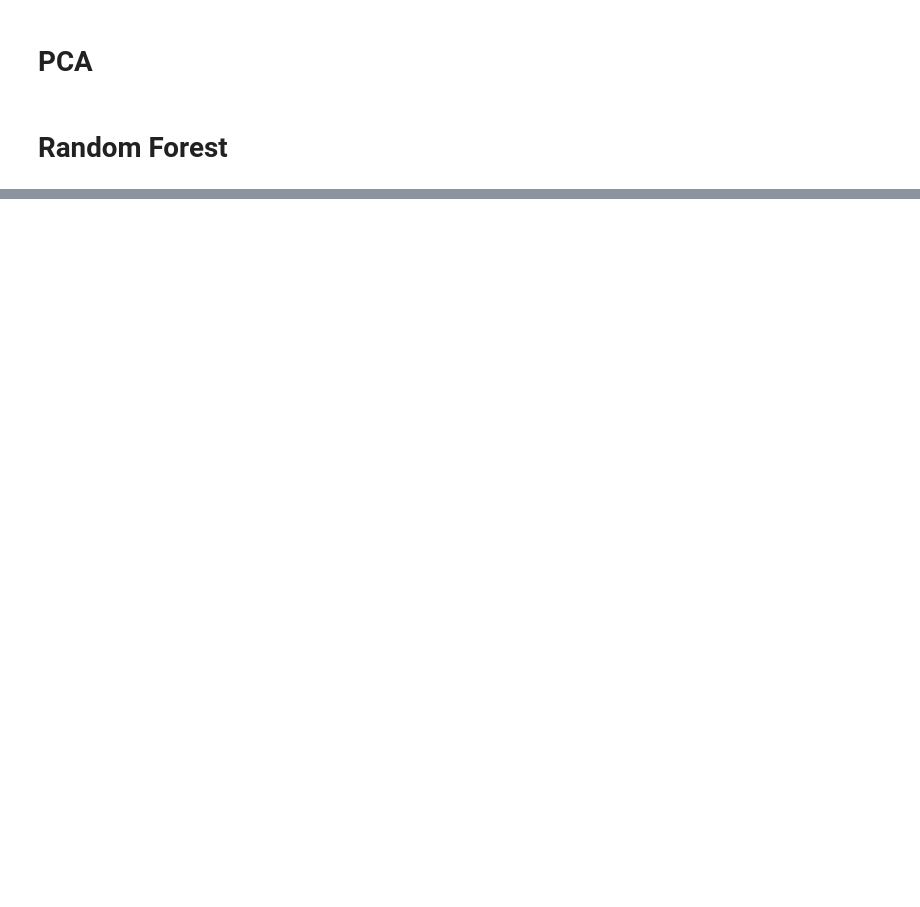
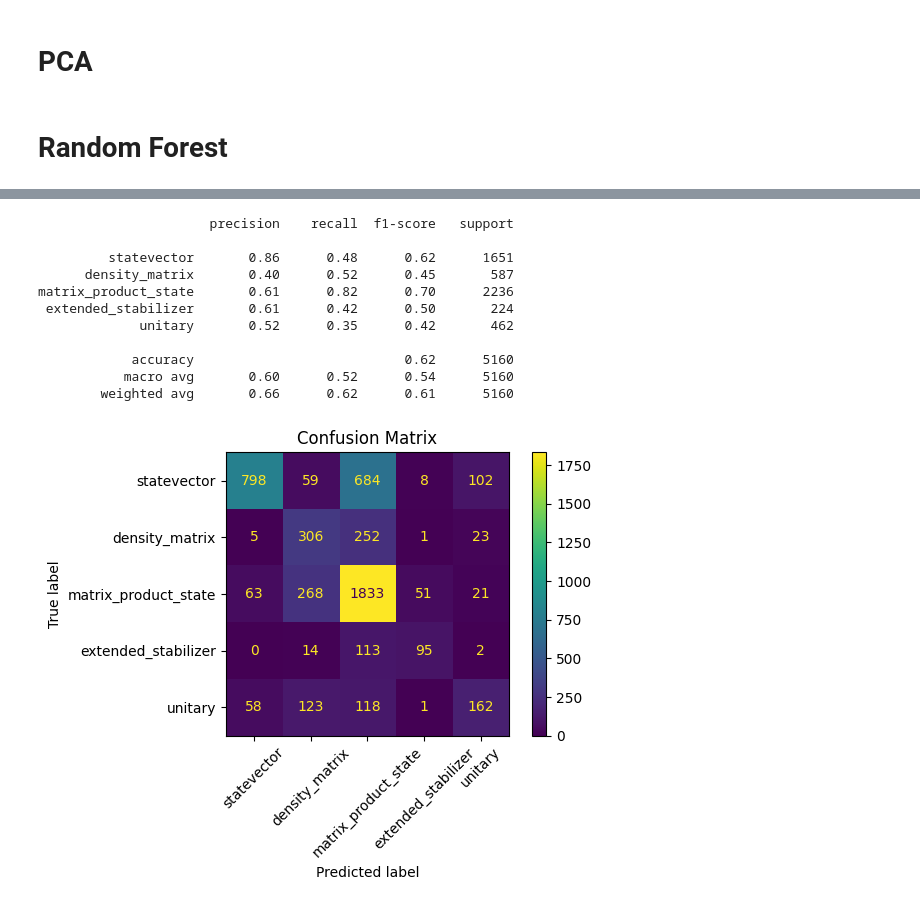
Before and after one commit to andreiilinescu/InferQ, a Jupyter notebook: analysis/selector.ipynb, the cells around one changed output, grey strips where cells are left out. Cells and saved outputs as stored; diff of their text form; code cells hidden in the pictures; blank space fills up the shorter version.

```diff
--- a/analysis/selector.ipynb
+++ b/analysis/selector.ipynb
@@ -376,0 +217,46 @@ matrix_product_state       0.74      0.73      0.73      3712
+# %%
+from sklearn.ensemble import RandomForestClassifier
+model = RandomForestClassifier(
+    n_estimators=400,
+    max_depth=12,
+    min_samples_leaf=10,
+    n_jobs=-1,
+    random_state=RANDOM_STATE
+)
+
+model.fit(X_train, y_train)
+y_pred = model.predict(X_test)
+
+print(classification_report(
+    y_test, y_pred,
+    labels=METHODS,
+    target_names = METHODS
+))
+
+from sklearn.metrics import ConfusionMatrixDisplay
+import matplotlib.pyplot as plt
+
+
+ConfusionMatrixDisplay.from_predictions(
+    y_test,
+    y_pred,
+    labels=METHODS,
+    xticks_rotation=45
+)
+
+plt.title("Confusion Matrix")
+plt.tight_layout()
+plt.show()
+# %% [output]
+                      precision    recall  f1-score   support
+
+         statevector       0.86      0.48      0.62      1651
+      density_matrix       0.40      0.52      0.45       587
+matrix_product_state       0.61      0.82      0.70      2236
+ extended_stabilizer       0.61      0.42      0.50       224
+             unitary       0.52      0.35      0.42       462
+
+            accuracy                           0.62      5160
+           macro avg       0.60      0.52      0.54      5160
+        weighted avg       0.66      0.62      0.61      5160
+[figure, added]
```
Also changed, not shown: parts of 19 cells of this notebook, 7 other files.
